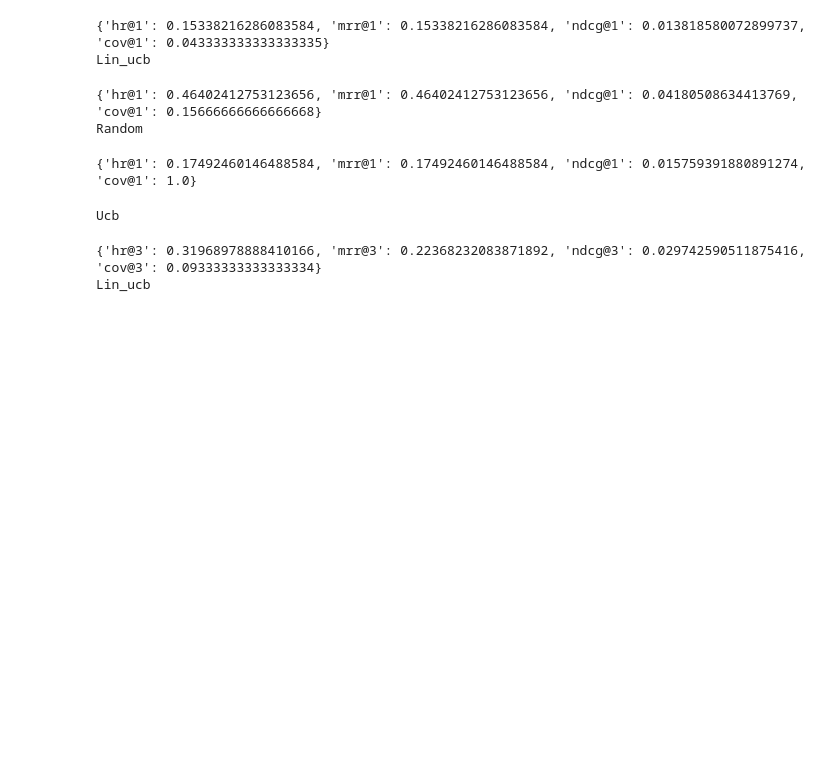
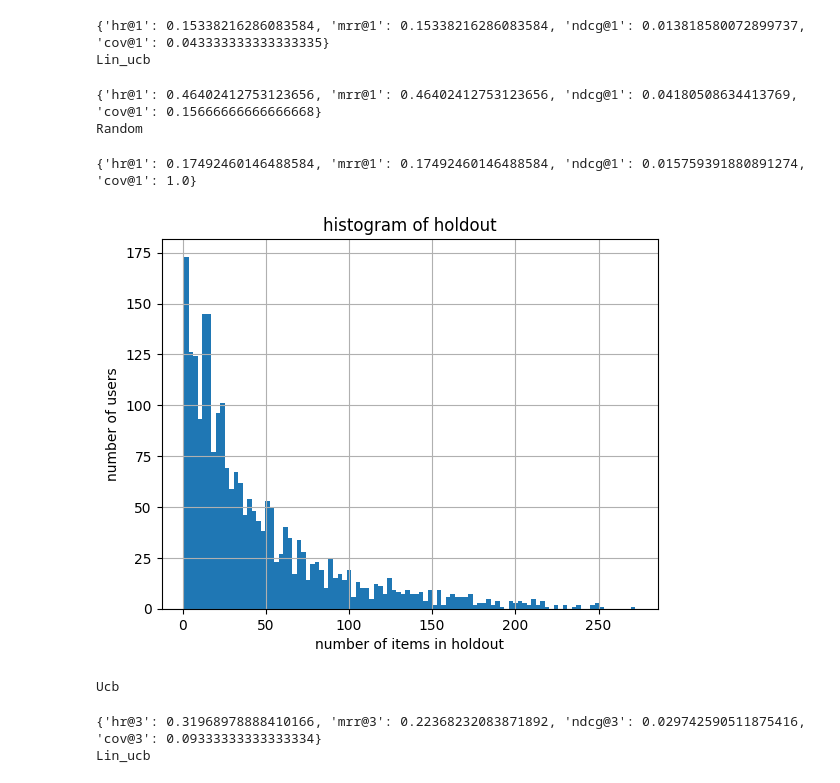
Before and after one commit to HDI-lab-HSE/RePlayHDILab2024, a Jupyter notebook: replay/experimental/scenarios/movielens_wrapper/09_obp_connector.ipynb, the cells around one changed output. Drawn from its saved outputs; the diff is of its cells as text; code cells hidden in the pictures; blank space fills up the shorter version.

```diff
--- a/replay/experimental/scenarios/movielens_wrapper/09_obp_connector.ipynb
+++ b/replay/experimental/scenarios/movielens_wrapper/09_obp_connector.ipynb
@@ -625,6 +565,15 @@ Lin_ucb
 {'hr@1': 0.46402412753123656, 'mrr@1': 0.46402412753123656, 'ndcg@1': 0.04180508634413769, 'cov@1': 0.15666666666666668}
 Random
 {'hr@1': 0.17492460146488584, 'mrr@1': 0.17492460146488584, 'ndcg@1': 0.015759391880891274, 'cov@1': 1.0}
+# %%
+plt.hist(holdout_actions.sum(axis = 1), bins = 100)
+plt.grid()
+plt.title('histogram of holdout')
+plt.xlabel('number of items in holdout')
+plt.ylabel('number of users')
+plt.show()
+# %% [output]
+[figure, added]
 # %%
 print("Ucb")
 print(learner_1.predict_and_evaluate(bandit_feedback_test, 3))
```
Also changed, not shown: parts of 31 cells of this notebook.
